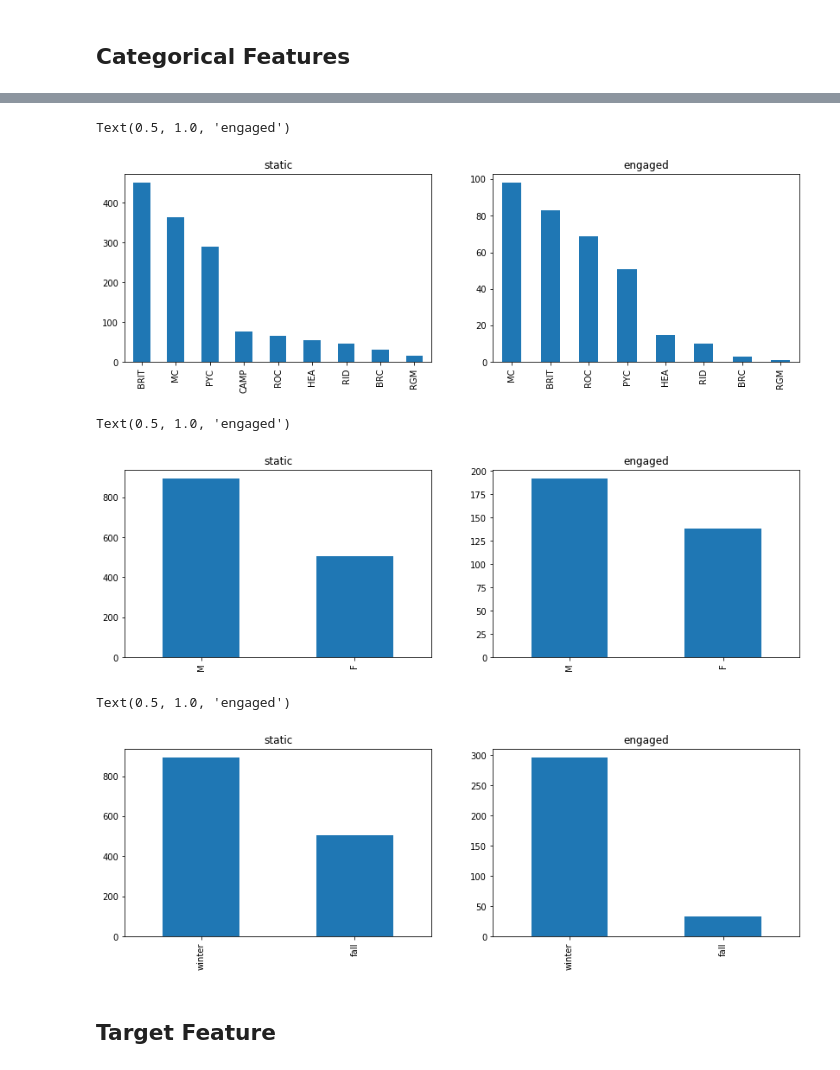
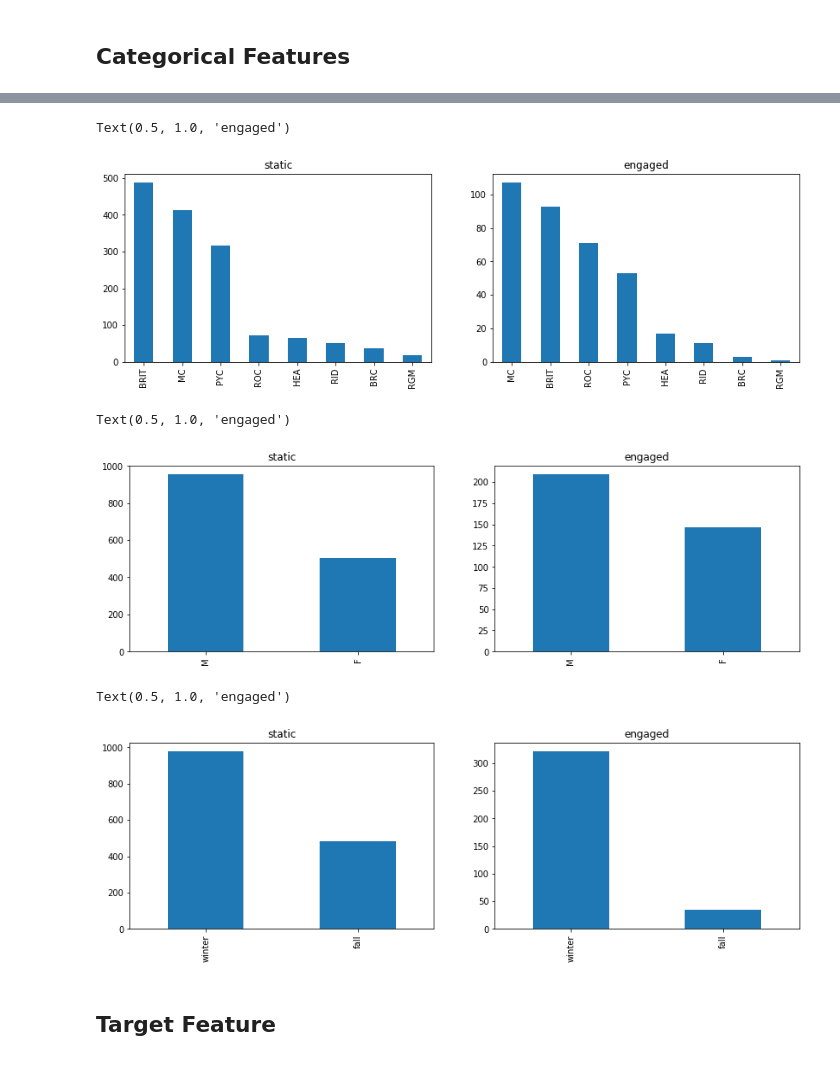
Before and after one commit to AMacumber/D4G_BCGO_Engagement, a Jupyter notebook: Step_07_Classification.ipynb, the cells around one changed output, grey strips where cells are left out. Saved outputs shown, nothing was run; the diff lists cells and outputs as text; code cells hidden in the pictures.

```diff
--- a/Step_07_Classification.ipynb
+++ b/Step_07_Classification.ipynb
@@ -22,6 +23,6 @@ import matplotlib.pyplot as plt  # needed for visualing
 # %%
 # read in the dataframe
-df_001 = pd.read_csv("D4G_BGCO_Churn_Labeled_ForEDA_v002.csv", encoding = "cp1252")
+df_001 = pd.read_csv("D4G_BGCO_Engage_Labeled_ForEDA_v003.csv", encoding = "cp1252")
 # %% [markdown]
 ## Version Control
 # %%
@@ -109,11 +108,11 @@ for i, categorical_feature in enumerate(categorical_features):
 # %%
-feature = "member_location"
+feature = "member_location.x"
 fig, ax = plt.subplots(1, 2, figsize=(14, 4))
 df[df.label == "static"][feature].value_counts().plot('bar', ax=ax[0]).set_title('static')
 df[df.label == "engaged"][feature].value_counts().plot('bar', ax=ax[1]).set_title('engaged')
 # %% [output]
 Text(0.5, 1.0, 'engaged')
-[figure, old version]
+[figure, new version]
 # %%
 feature = "sex"
 fig, ax = plt.subplots(1, 2, figsize=(14, 4))
@@ -121,7 +120,7 @@ df[df.label == "static"][feature].value_counts().plot('bar', ax=ax[0]).set_title
 df[df.label == "engaged"][feature].value_counts().plot('bar', ax=ax[1]).set_title('engaged')
 # %% [output]
 Text(0.5, 1.0, 'engaged')
-[figure, old version]
+[figure, new version]
 # %%
 feature = "season_most"
 fig, ax = plt.subplots(1, 2, figsize=(14, 4))
@@ -129,7 +128,7 @@ df[df.label == "static"][feature].value_counts().plot('bar', ax=ax[0]).set_title
 df[df.label == "engaged"][feature].value_counts().plot('bar', ax=ax[1]).set_title('engaged')
 # %% [output]
 Text(0.5, 1.0, 'engaged')
-[figure, old version]
+[figure, new version]
 # %% [markdown]
 ## Target Feature
 # %%
```
Also changed, not shown: parts of 14 cells of this notebook, 2 other files.
